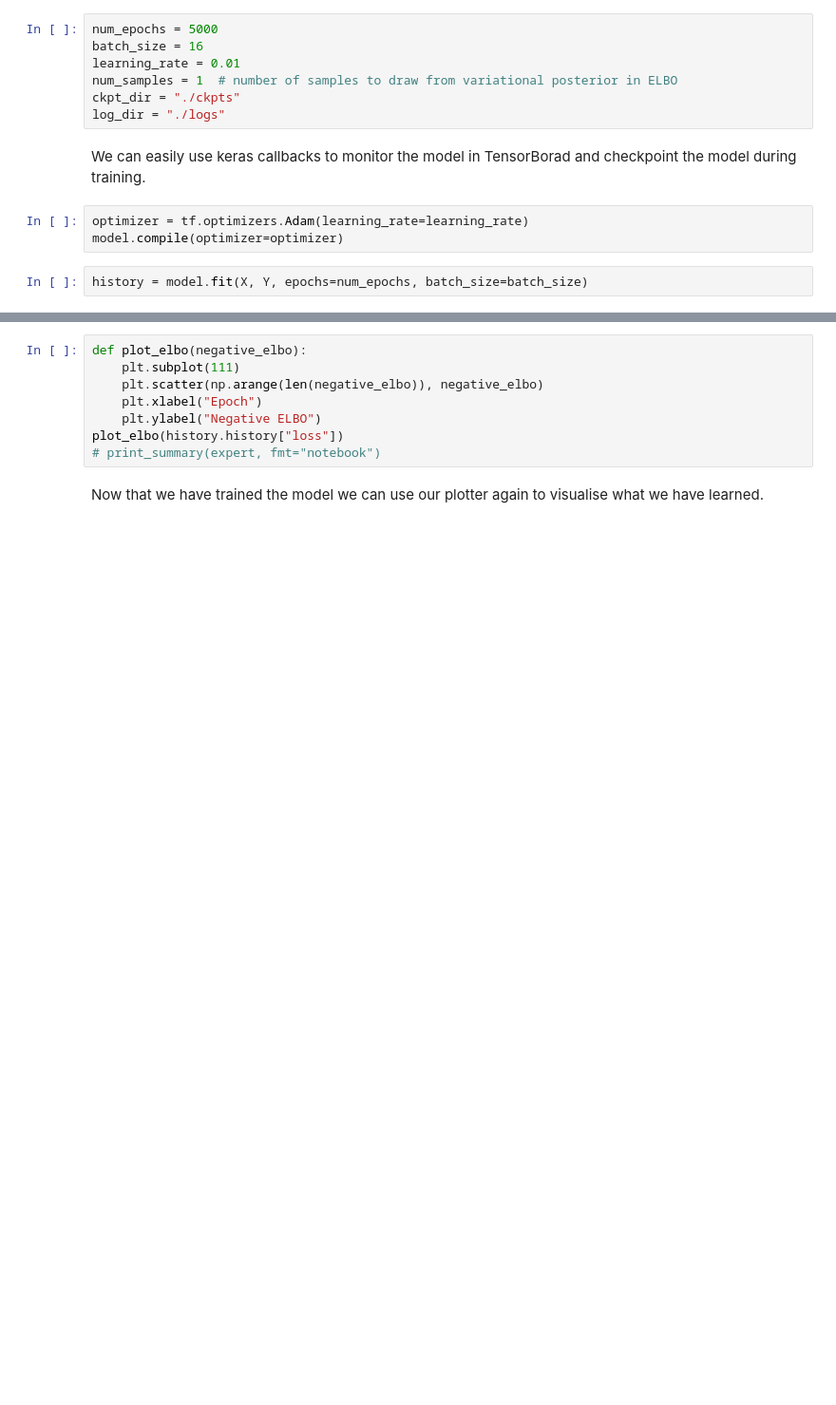
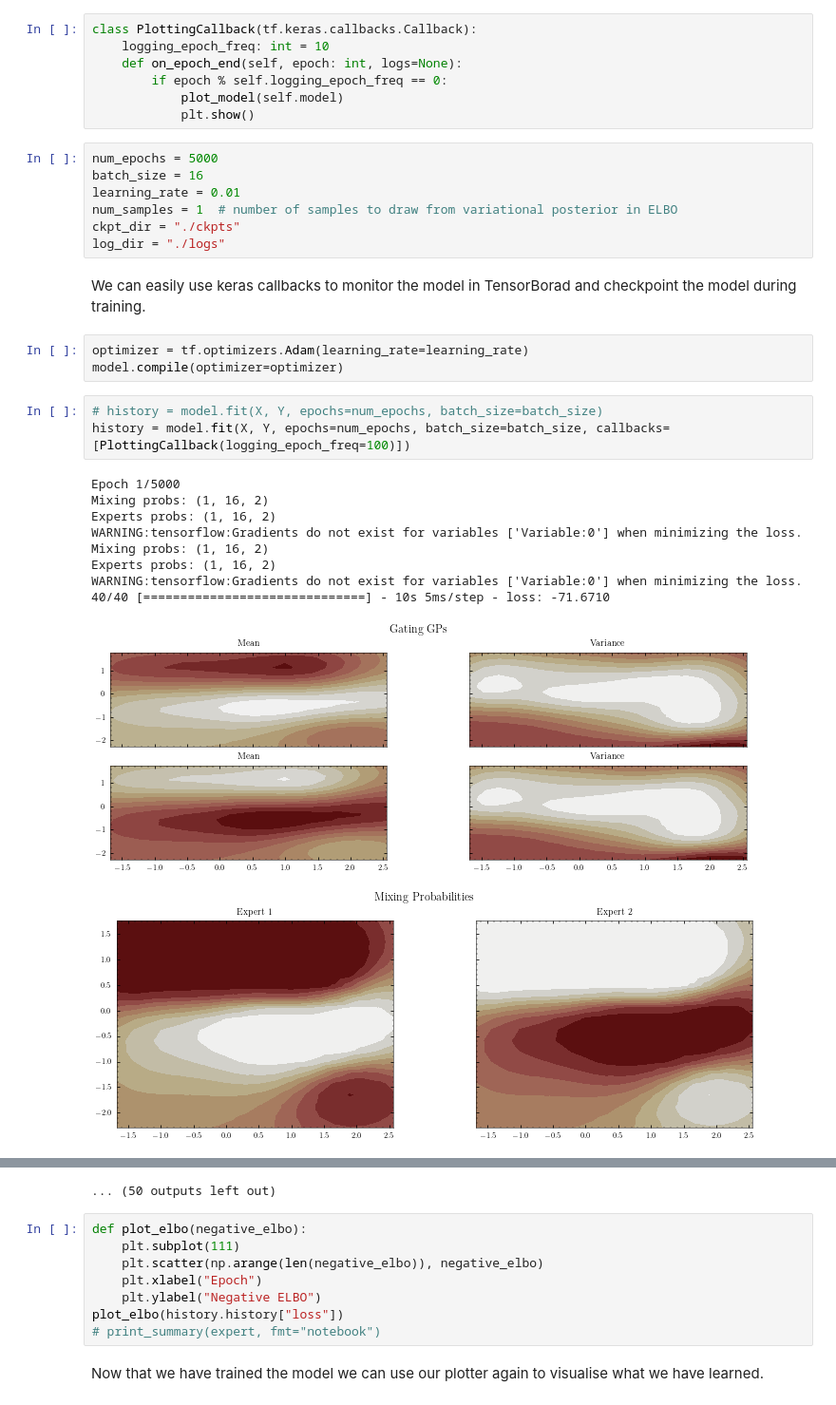
Before and after one commit to aidanscannell/mogpe, a Jupyter notebook: examples/quadcopter/notebooks/keras_quadcopter.ipynb, the cells around one changed output, grey strips where cells are left out. Shown at 95% size. Saved outputs shown, nothing was run; the diff lists cells and outputs as text; blank space fills up the shorter version.

```diff
--- a/examples/quadcopter/notebooks/keras_quadcopter.ipynb
+++ b/examples/quadcopter/notebooks/keras_quadcopter.ipynb
@@ -187,6 +308,13 @@ plot_model(model)
 [figure]
 # %% [markdown]
 Keras makes training/checkpointing/saving/loading the model super easy! This is the main reason I wanted to use keras. We first configure the training/logging parameters. We will use the Adam optimizer to train the model with SGD. Let's now specify the relevant training parameters.
+# %%
+class PlottingCallback(tf.keras.callbacks.Callback):
+    logging_epoch_freq: int = 10
+    def on_epoch_end(self, epoch: int, logs=None):
+        if epoch % self.logging_epoch_freq == 0:
+            plot_model(self.model)
+            plt.show()
 # %%
 num_epochs = 5000
 batch_size = 16
@@ -200,4 +328,16 @@ We can easily use keras callbacks to monitor the model in TensorBorad and checkp
 optimizer = tf.optimizers.Adam(learning_rate=learning_rate)
 model.compile(optimizer=optimizer)
 # %%
-history = model.fit(X, Y, epochs=num_epochs, batch_size=batch_size)
+# history = model.fit(X, Y, epochs=num_epochs, batch_size=batch_size)
+history = model.fit(X, Y, epochs=num_epochs, batch_size=batch_size, callbacks=[PlottingCallback(logging_epoch_freq=100)])
+# %% [output]
+Epoch 1/5000
+Mixing probs: (1, 16, 2)
+Experts probs: (1, 16, 2)
+WARNING:tensorflow:Gradients do not exist for variables ['Variable:0'] when minimizing the loss.
+Mixing probs: (1, 16, 2)
+Experts probs: (1, 16, 2)
+WARNING:tensorflow:Gradients do not exist for variables ['Variable:0'] when minimizing the loss.
+40/40 [==============================] - 10s 5ms/step - loss: -71.6710
+[figure, added]
+[figure, added]
@@ -204,3 +391,4 @@ history = model.fit(X, Y, epochs=num_epochs, batch_size=batch_size)
+... (50 outputs left out)
 # %%
 def plot_elbo(negative_elbo):
     plt.subplot(111)
```
Also changed, not shown: parts of 11 cells of this notebook.
